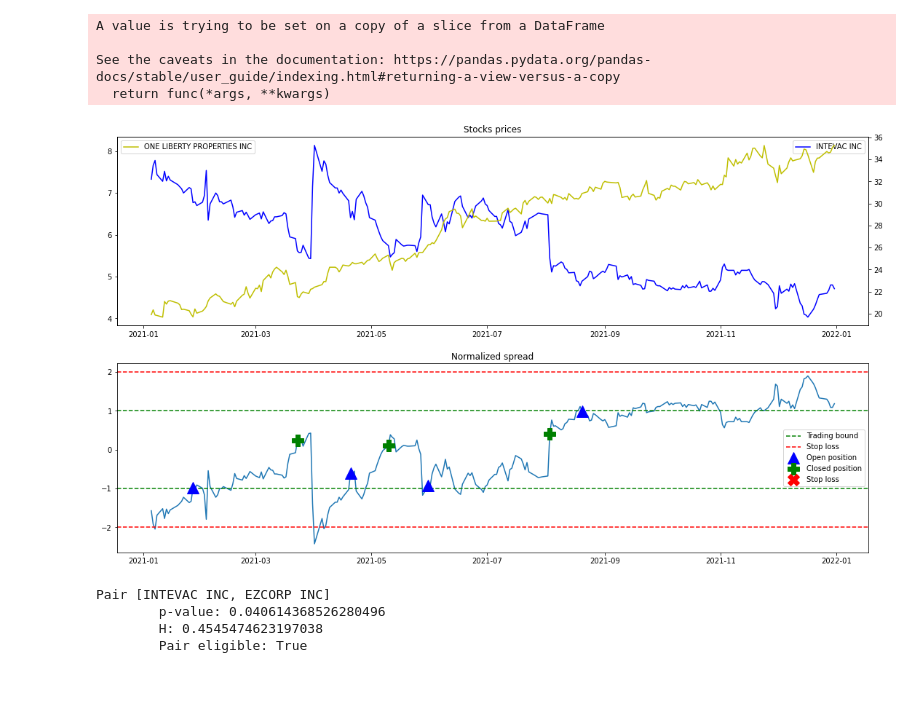
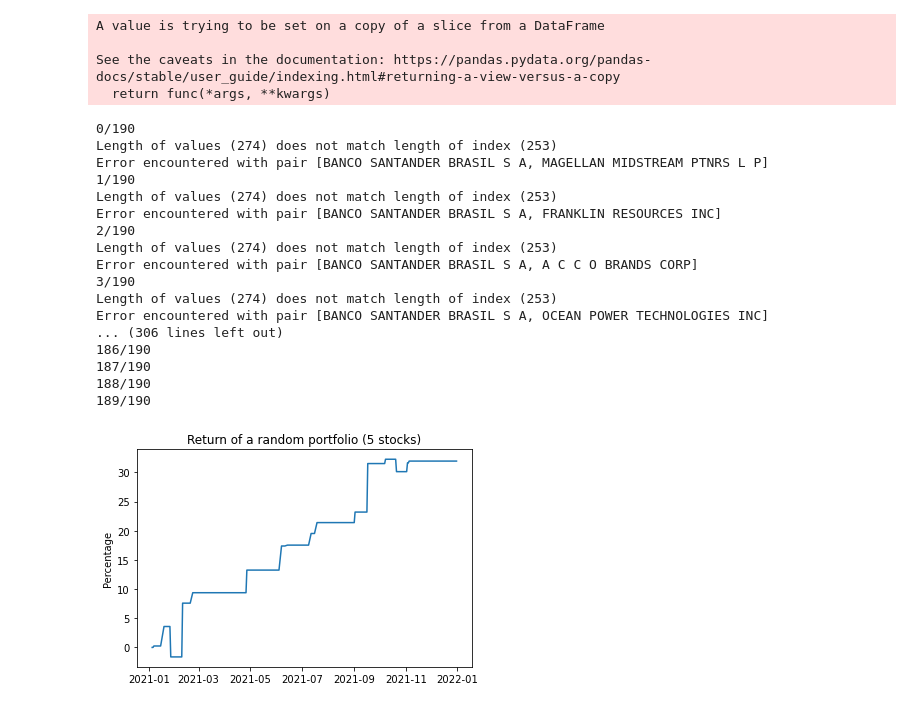
Before and after one commit to BSIC/Pairs-Trading-Backtesting, a Jupyter notebook: Portfolio.ipynb, the cells around one changed output. Cells and saved outputs as stored; diff of their text form; code cells hidden in the pictures.

```diff
--- a/Portfolio.ipynb
+++ b/Portfolio.ipynb
@@ -185,15 +217,18 @@ class Portfolio:
         self.all_possible_pairs = list(combinations(self.symbols_list, 2))
         self.selected_pairs = list()
 
-        for pair_symbols in self.all_possible_pairs:
+        all_possible_pairs_number = len(self.all_possible_pairs)
+
+        for i, pair_symbols in enumerate(self.all_possible_pairs):
+            print(f"{i}/{all_possible_pairs_number}")
             pair = Pair(self.time_series_df[pair_symbols[0]],
                         self.time_series_df[pair_symbols[1]])
             if pair.eligible():
                 self.selected_pairs.append(pair)
 
-        #self.calculate_portfolio_return()
+        self.calculate_portfolio_return()
 
-    '''def calculate_portfolio_return(self):
+    def calculate_portfolio_return(self):
         data = dict()
         for pair in self.selected_pairs:
             data[pair.name] = pair.returns_series
@@ -203,5 +238,7 @@ class Portfolio:
         self.cum_return = df_return['Cumulative Return']
 
     def plot_portfolio(self):
+        plt.title(f"Return of a random portfolio ({len(self.selected_pairs)} stocks)")
         plt.plot(self.cum_return)
-        plt.show()'''
+        plt.ylabel("Percentage")
+        plt.show()
@@ -215,27 +245,37 @@ def ip_generate_stocks_list(l):
 # %%
+from random import shuffle
 def df_generate_stocks_list(df, l = 20):
-    #symbols = list(df.columns)
-    #shuffle(symbols)
-    symbols = ['INTEVAC INC', 'C P I AEROSTRUCTURES INC', 'ONE LIBERTY PROPERTIES INC', 'EZCORP INC']
+    symbols = list(df.columns)
+    shuffle(symbols)
     return df[symbols[:l]]
 # %%
 df = pd.read_pickle('Stocks_dataframe')
 # %%
-df_selected = df_generate_stocks_list(df, 30)
+df_selected = df_generate_stocks_list(df, 20)
 portfolio = Portfolio(df_selected)
 # %% [output]
 A value is trying to be set on a copy of a slice from a DataFrame
 
 See the caveats in the documentation: https://pandas.pydata.org/pandas-docs/stable/user_guide/indexing.html#returning-a-view-versus-a-copy
   return func(*args, **kwargs)
+0/190
+Length of values (274) does not match length of index (253)
+Error encountered with pair [BANCO SANTANDER BRASIL S A, MAGELLAN MIDSTREAM PTNRS L P]
+1/190
+Length of values (274) does not match length of index (253)
+Error encountered with pair [BANCO SANTANDER BRASIL S A, FRANKLIN RESOURCES INC]
+2/190
+Length of values (274) does not match length of index (253)
+Error encountered with pair [BANCO SANTANDER BRASIL S A, A C C O BRANDS CORP]
+3/190
+Length of values (274) does not match length of index (253)
+Error encountered with pair [BANCO SANTANDER BRASIL S A, OCEAN POWER TECHNOLOGIES INC]
+... (306 lines left out)
+186/190
+187/190
+188/190
+189/190
-# %%
-portfolio.selected_pairs[1].plot_pair()
-# %% [output]
-[figure, removed]
-# %%
-portfolio.selected_pairs[1]
-# %% [output]
-Pair [INTEVAC INC, EZCORP INC]
-        p-value: 0.040614368526280496
-        H: 0.4545474623197038
-        Pair eligible: True
+# %%
+portfolio.plot_portfolio()
+# %% [output]
+[figure, added]
```
Also changed, not shown: parts of 5 cells of this notebook.
